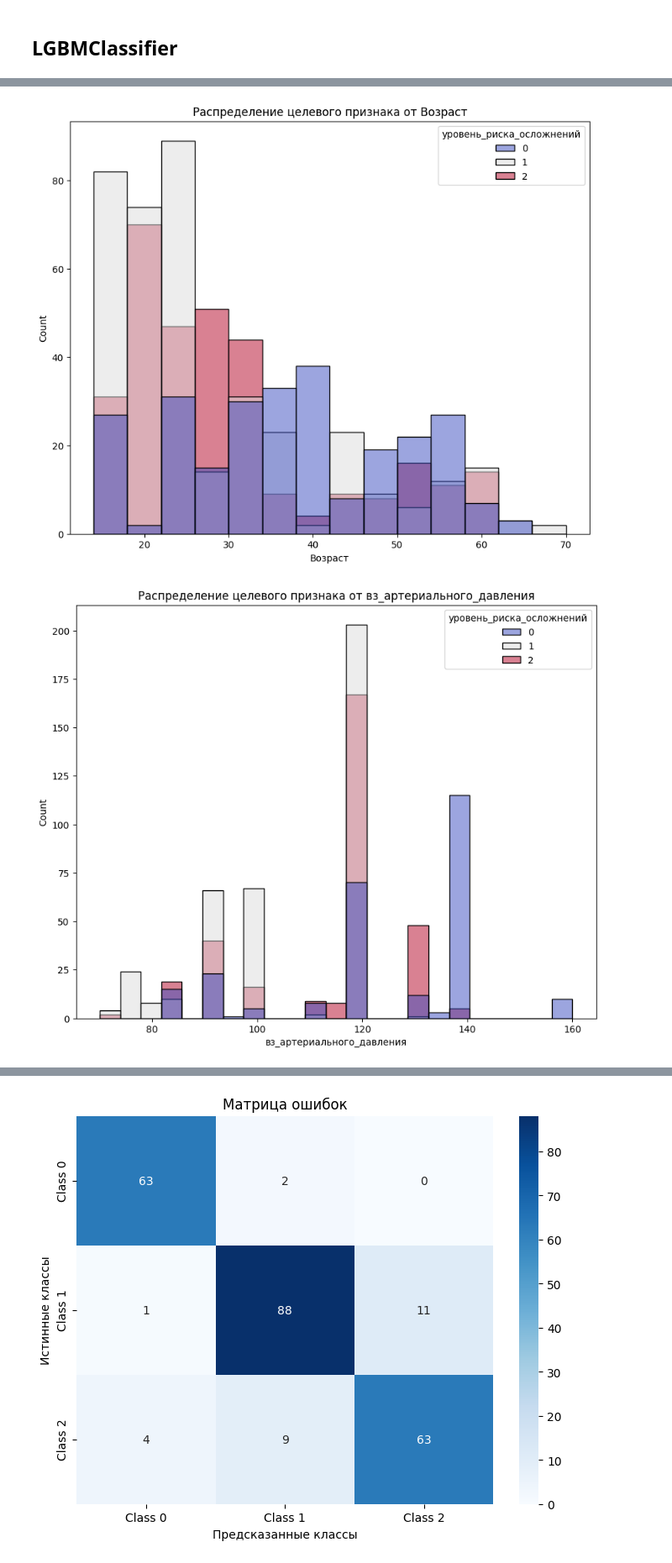
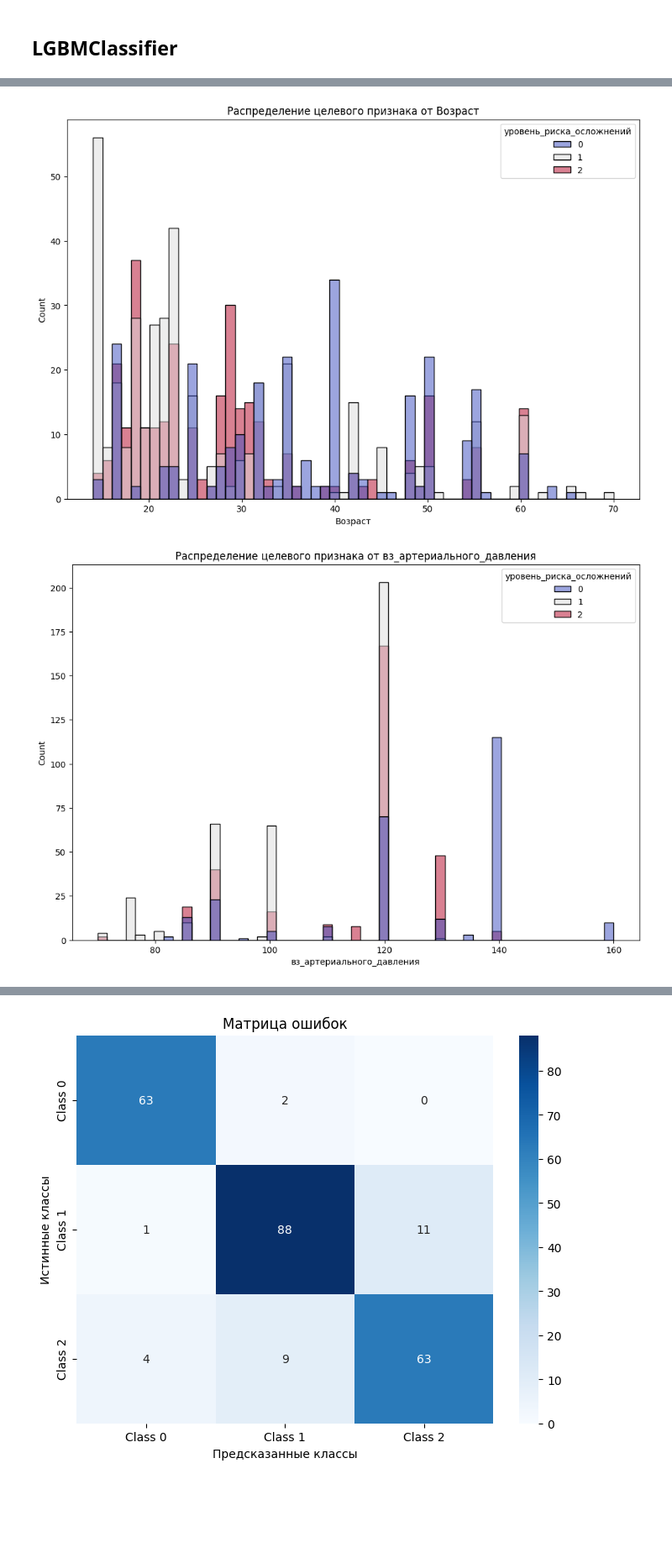
Before and after one commit to ArturGrigo/ArturGrigo, a Jupyter notebook: Тестовое_задание.ipynb, the cells around one changed output, grey strips where cells are left out. Shown at 84% size. Cells and saved outputs as stored; diff of their text form; code cells hidden in the pictures; blank space fills up the shorter version.

```diff
--- a/Тестовое_задание.ipynb
+++ b/Тестовое_задание.ipynb
@@ -455,17 +472,17 @@ RandomForestClassifier                         0.8500     0.860
 # %%
 numeric_features = ['Возраст',	'вз_артериального_давления',	'нз_артериального_давления',\
                     'уровень_глюкозы',	'частота_пульса',	'температура_тела_C']  # Здесь числовые признаки
 for feature in numeric_features:
-    plt.figure(figsize=(10, 8))
-    sns.histplot(data=df, x=feature, hue="уровень_риска_осложнений",palette="coolwarm")
+    plt.figure(figsize=(12, 8))
+    sns.histplot(data=df, x=feature, hue="уровень_риска_осложнений",palette="coolwarm",bins=55)
     plt.title(f"Распределение целевого признака от {feature}")
     plt.xlabel(feature)
     plt.ylabel("Count")
     plt.show()
 
 # 1 - низкий уровень риска
 # 0 - высокий уровень риска
 # 2 - средний уровень риска
 # %% [output]
-[figure, old version]
+[figure, new version]
-[figure, old version]
+[figure, new version]
```
Also changed, not shown: parts of 15 cells of this notebook.
